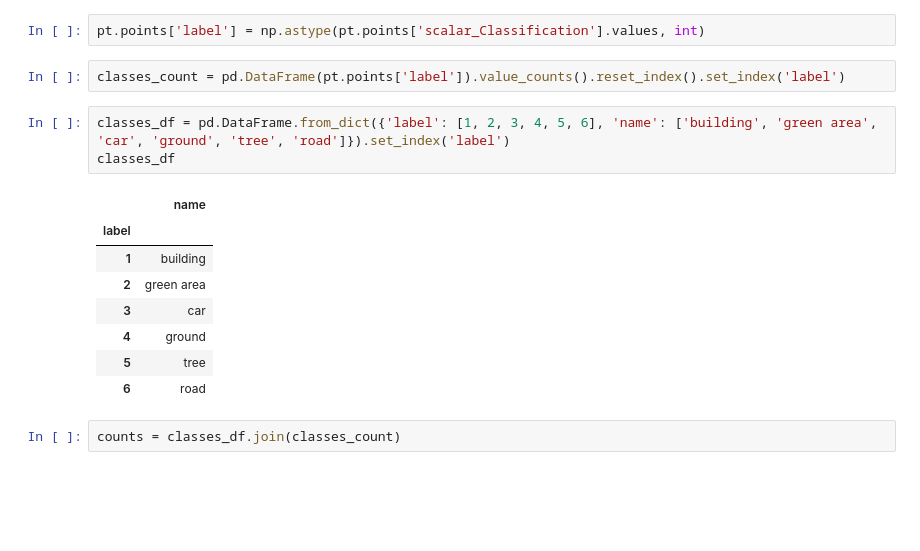
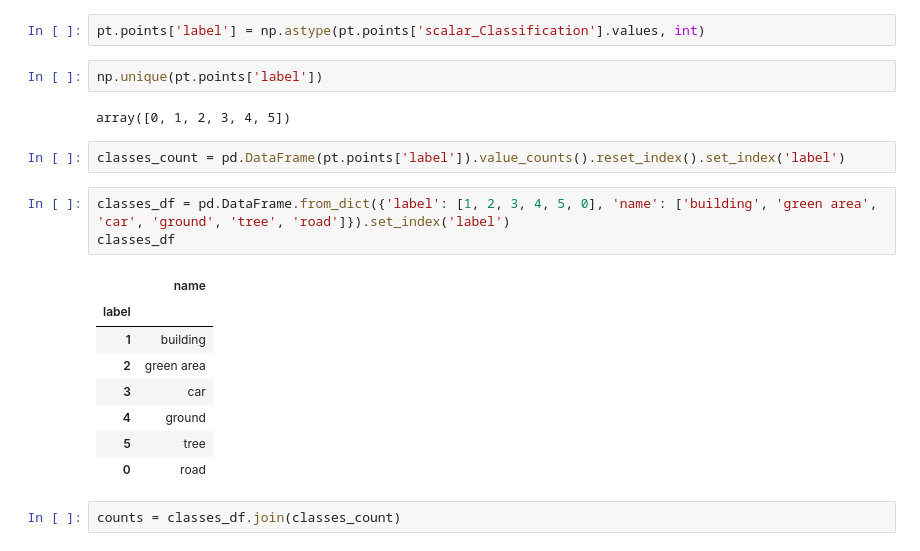
Before and after one commit to farqlia/UrbanViewsModeling, a Jupyter notebook: notebooks/Point Cloud Classification.ipynb, the cells around one changed output. Cells and saved outputs as stored; diff of their text form; blank space fills up the shorter version.

Commit message:
try to figure out point classification

```diff
--- a/notebooks/Point Cloud Classification.ipynb
+++ b/notebooks/Point Cloud Classification.ipynb
@@ -49,19 +44,23 @@ pt.points
 # %%
 pt.points['label'] = np.astype(pt.points['scalar_Classification'].values, int)
+# %%
+np.unique(pt.points['label'])
+# %% [output]
+array([0, 1, 2, 3, 4, 5])
 # %%
 classes_count = pd.DataFrame(pt.points['label']).value_counts().reset_index().set_index('label')
 # %%
-classes_df = pd.DataFrame.from_dict({'label': [1, 2, 3, 4, 5, 6], 'name': ['building', 'green area', 'car', 'ground', 'tree', 'road']}).set_index('label')
+classes_df = pd.DataFrame.from_dict({'label': [1, 2, 3, 4, 5, 0], 'name': ['building', 'green area', 'car', 'ground', 'tree', 'road']}).set_index('label')
 classes_df
 # %% [output]
 |  | name |
 | label |  |
 | 1 | building |
 | 2 | green area |
 | 3 | car |
 | 4 | ground |
 | 5 | tree |
-| 6 | road |
+| 0 | road |
 # %%
 counts = classes_df.join(classes_count)
 # %%
```
Also changed, not shown: parts of 10 cells of this notebook, 3 other files.
